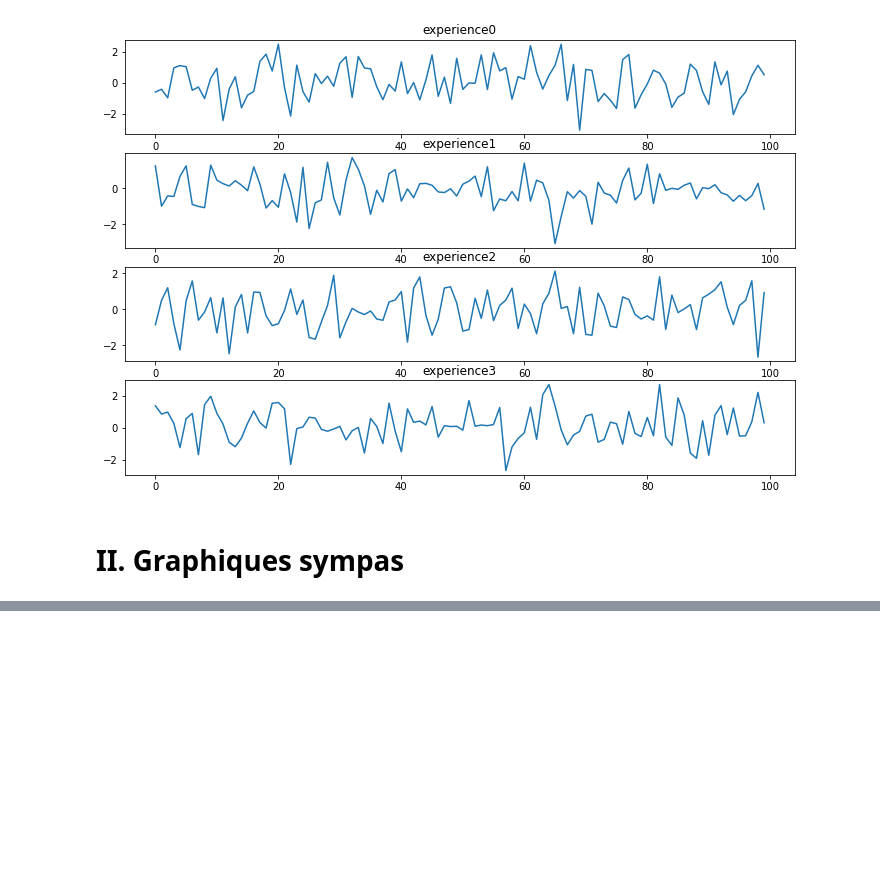
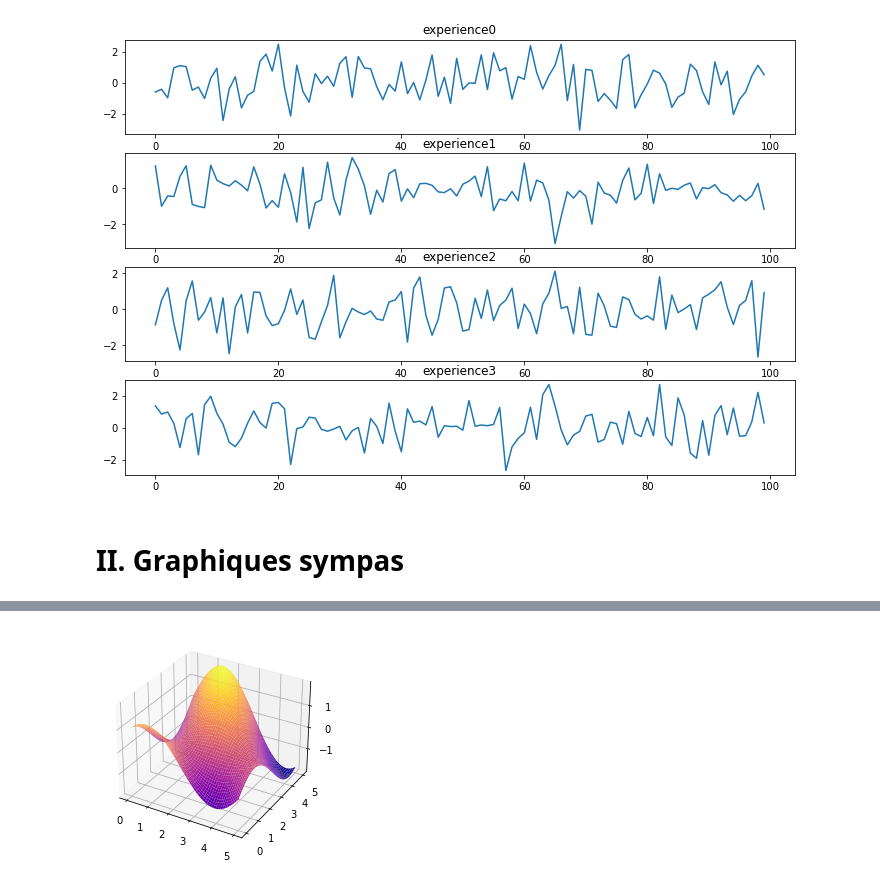
Before and after one commit to Centrale-IA/Formations-2022-2023, a Jupyter notebook: 03-DataViz/03-DataViz.ipynb, the cells around one changed output, grey strips where cells are left out. Cells and saved outputs as stored; diff of their text form; code cells hidden in the pictures; blank space fills up the shorter version.

```diff
--- a/03-DataViz/03-DataViz.ipynb
+++ b/03-DataViz/03-DataViz.ipynb
@@ -201,0 +247,13 @@ graphique(dataset)
+# %%
+f = lambda x, y: np.sin(x) + np.cos(x+y)
+
+X = np.linspace(0, 5, 50)
+Y = np.linspace(0, 5, 50)
+X, Y = np.meshgrid(X, Y) #crée un volume de largeur X et de hauteur Y
+Z = f(X, Y)
+
+ax = plt.axes(projection='3d')
+ax.plot_surface(X, Y, Z, cmap='plasma')
+plt.show()
+# %% [output]
+[figure, added]
```
Also changed, not shown: parts of 34 cells of this notebook, 3 other files.
